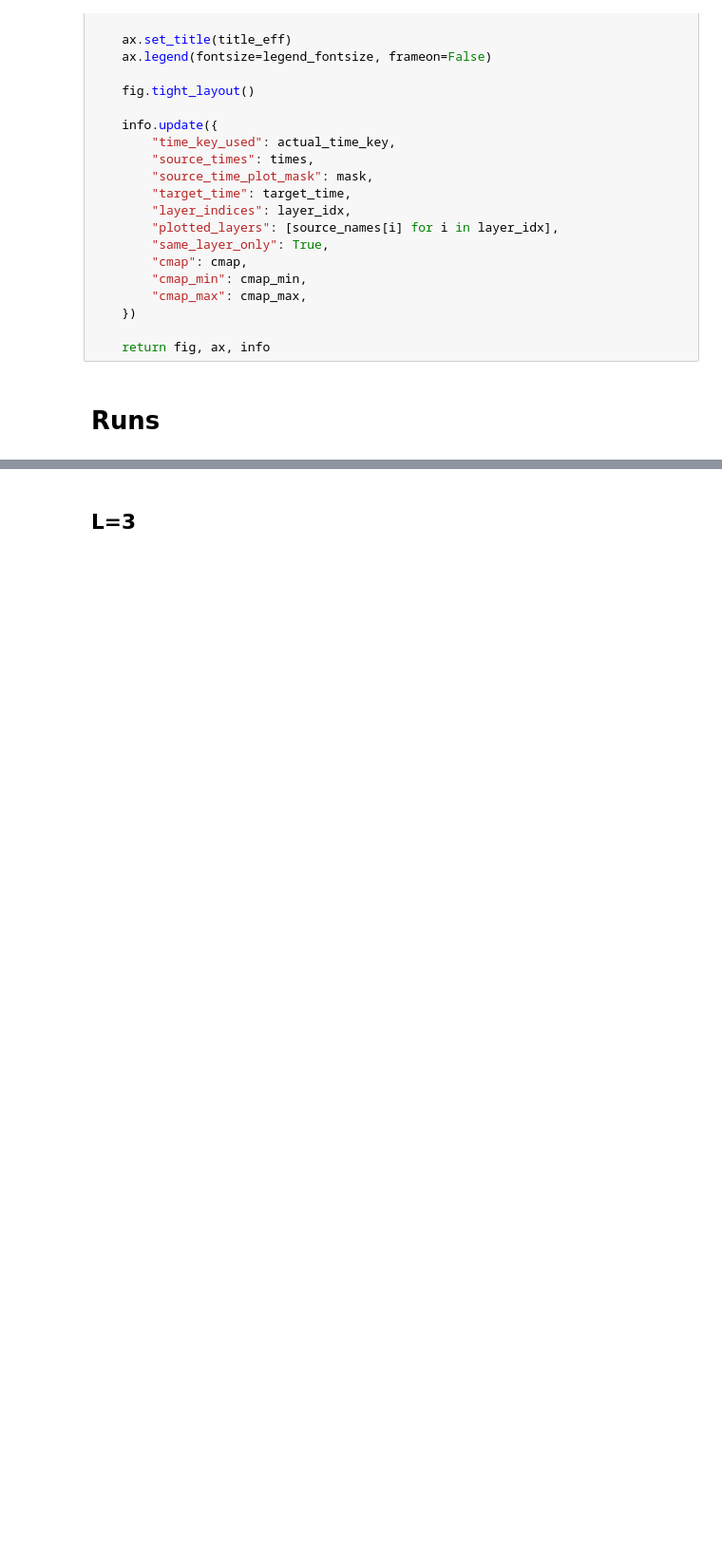
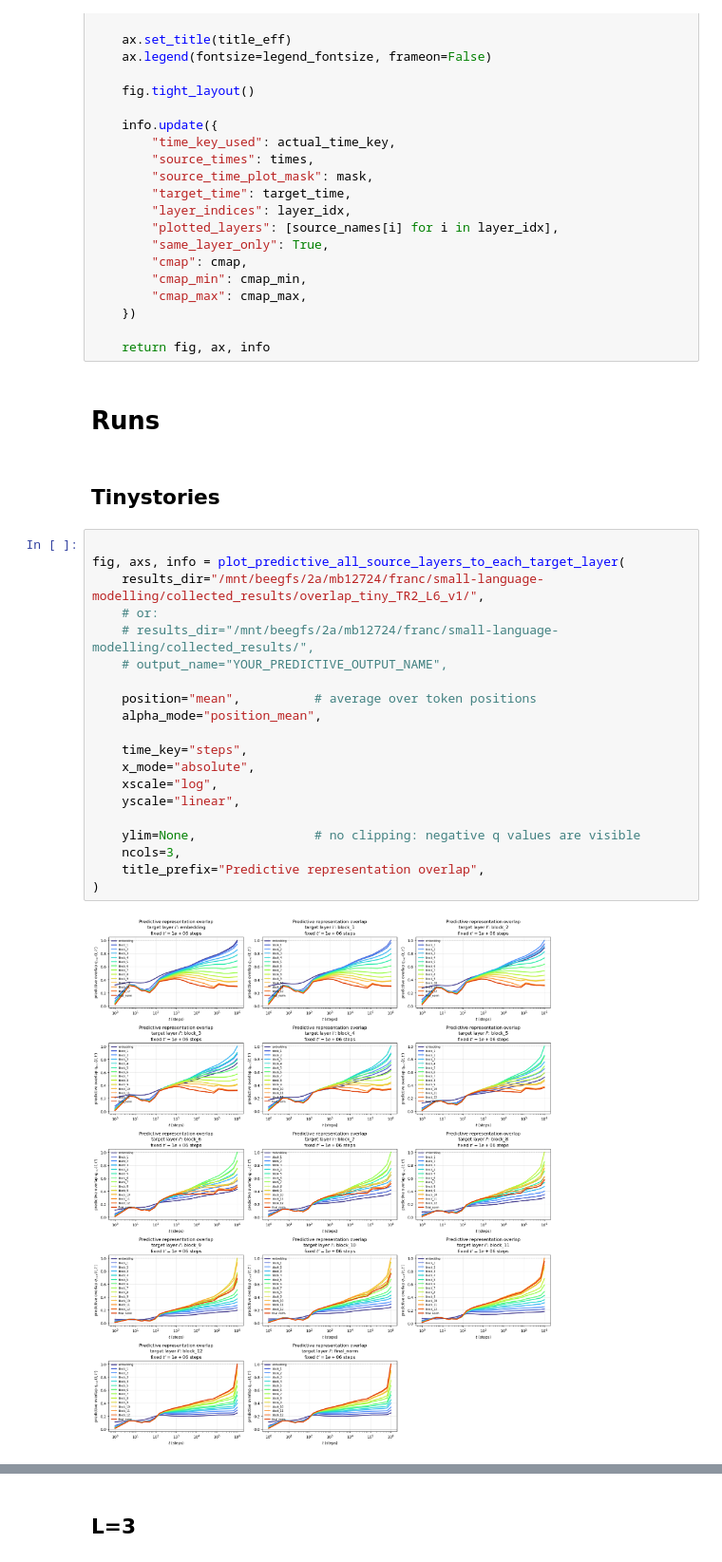
Before and after one commit to f-damico/small-language-modelling, a Jupyter notebook: notebook_prediction_overlap.ipynb, the cells around one changed output, grey strips where cells are left out. Shown at 95% size. Drawn from its saved outputs; the diff is of its cells as text; blank space fills up the shorter version.

Commit message:
Tinystories

```diff
--- a/notebook_prediction_overlap.ipynb
+++ b/notebook_prediction_overlap.ipynb
@@ -620,3 +620,27 @@ def plot_predictive_same_layer_overlap_vs_time(
     return fig, ax, info
 # %% [markdown]
 # Runs
+# %% [markdown]
+## Tinystories
+# %%
+
+fig, axs, info = plot_predictive_all_source_layers_to_each_target_layer(
+    results_dir="/mnt/beegfs/2a/mb12724/franc/small-language-modelling/collected_results/overlap_tiny_TR2_L6_v1/",
+    # or:
+    # results_dir="/mnt/beegfs/2a/mb12724/franc/small-language-modelling/collected_results/",
+    # output_name="YOUR_PREDICTIVE_OUTPUT_NAME",
+
+    position="mean",          # average over token positions
+    alpha_mode="position_mean",
+
+    time_key="steps",
+    x_mode="absolute",
+    xscale="log",
+    yscale="linear",
+
+    ylim=None,                # no clipping: negative q values are visible
+    ncols=3,
+    title_prefix="Predictive representation overlap",
+)
+# %% [output]
+[figure, added]
```
Also changed, not shown: parts of 6 cells of this notebook, 12 other files.
